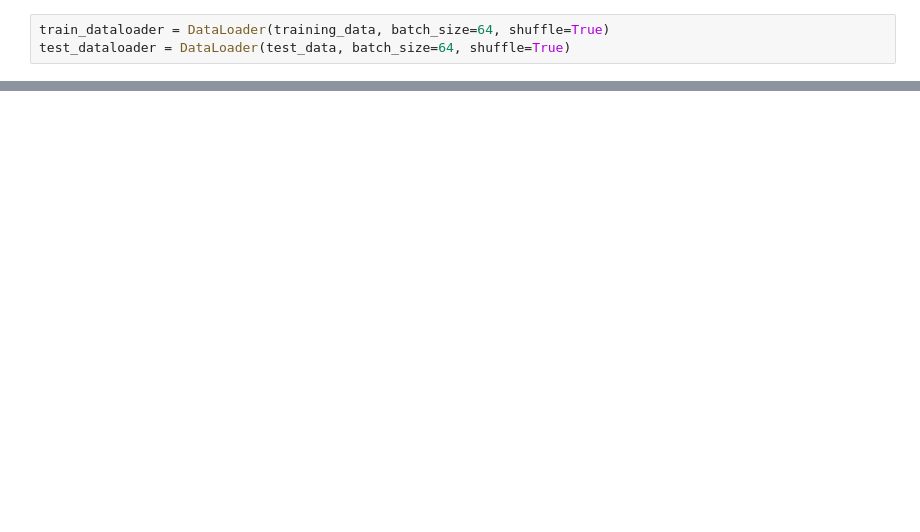
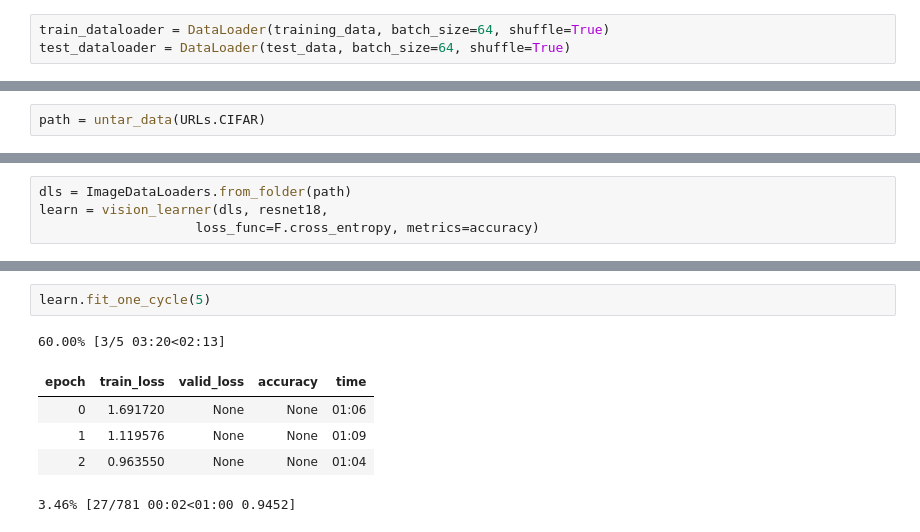
Before and after one commit to DatboiiPuntai/fastbook, a Jupyter notebook: clean/04_mnist_basics.ipynb, the cells around one changed output, grey strips where cells are left out. Drawn from its saved outputs; the diff is of its cells as text; blank space fills up the shorter version.

```diff
--- a/clean/04_mnist_basics.ipynb
+++ b/clean/04_mnist_basics.ipynb
@@ -704,0 +719,2 @@ FashionCNN(
+# %%
+path = untar_data(URLs.CIFAR)
@@ -704,0 +723,4 @@ FashionCNN(
+# %%
+dls = ImageDataLoaders.from_folder(path)
+learn = vision_learner(dls, resnet18,
+                    loss_func=F.cross_entropy, metrics=accuracy)
@@ -704,0 +729,9 @@ FashionCNN(
+# %%
+learn.fit_one_cycle(5)
+# %% [output]
+60.00% [3/5 03:20<02:13]
+| epoch | train_loss | valid_loss | accuracy | time |
+| 0 | 1.691720 | None | None | 01:06 |
+| 1 | 1.119576 | None | None | 01:09 |
+| 2 | 0.963550 | None | None | 01:04 |
+3.46% [27/781 00:02<01:00 0.9452]
```
Also changed, not shown: parts of 10 cells of this notebook.
